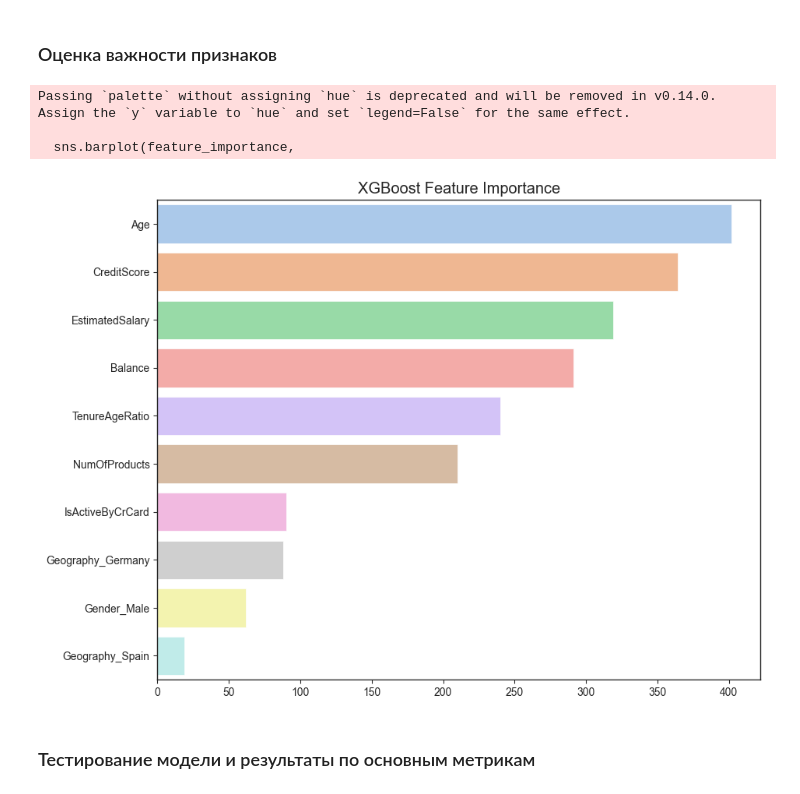
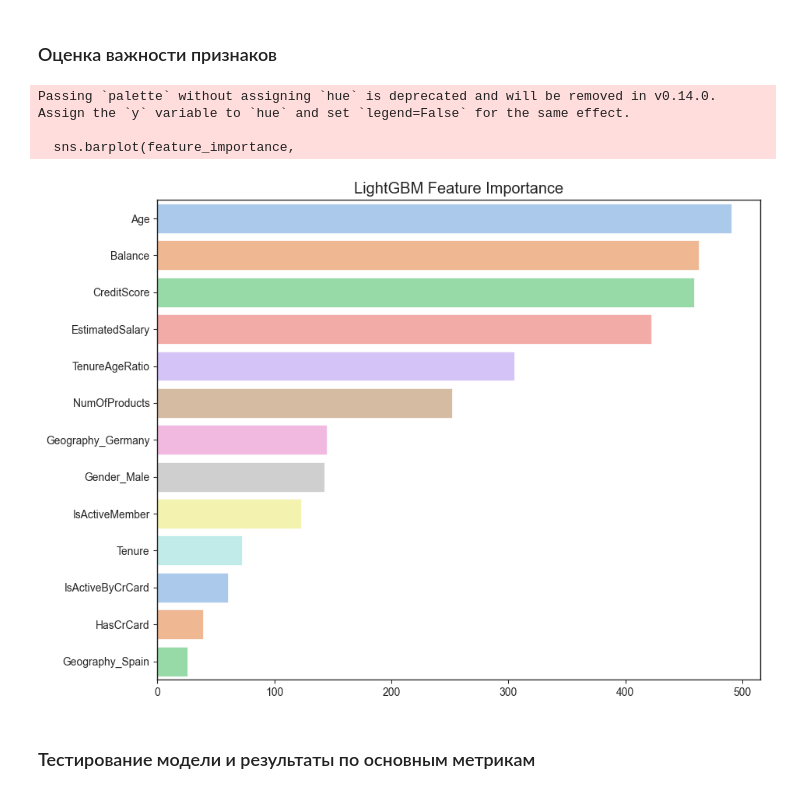
Before and after one commit to yuvscherbatov/Bank-Churn-Classification, a Jupyter notebook: main.ipynb, the cells around one changed output. Drawn from its saved outputs; the diff is of its cells as text; code cells hidden in the pictures.

```diff
--- a/main.ipynb
+++ b/main.ipynb
@@ -40,14 +39,8 @@ train_df.head()
 # %%
 def find_best_parameters(X_train, y_train, model):
 
-    if "XGB" in str(model.__class__):
+    if 'XGB' or 'LGBM' in str(model.__class__):
         parameters = {'iterations' : range(200, 500, 100),
-                      'learning_rate': [0.01, 0.05, 0.1],
-                      'max_depth': range(3, 9, 3),
-                      'reg_lambda': range(1, 7, 2)}
-
-    elif "LGBM" in str(model.__class__):
-        parameters = {'n_estimators' : range(200, 500, 100),
                       'learning_rate': [0.01, 0.05, 0.1],
                       'max_depth': range(3, 9, 3),
                       'reg_lambda': range(1, 7, 2)}
@@ -65,7 +58,7 @@ def find_best_parameters(X_train, y_train, model):
                                   param_grid=parameters,
                                   cv=kf,
                                   scoring='roc_auc',
-                                  n_jobs=2,
+                                  n_jobs=-1,
                                   verbose=0)
 
     grid_search_cv.fit(X_train, y_train, eval_set=[(X_val, y_val)])
@@ -182,20 +174,20 @@ print(f'Общее время, затраченное на кросс-валид
 # %%
 importances = best_lgbm_clf.feature_importances_
 
 feature_importance = pd.Series(importances, index=X_train.columns).sort_values(ascending=False)
 sns.set_style("ticks")
 plt.figure(figsize=(10, 8))
 sns.barplot(feature_importance,
             orient="h",
             palette='pastel')
-plt.title('XGBoost Feature Importance')
+plt.title('LightGBM Feature Importance')
 plt.style.use('ggplot')
 plt.show()
 # %% [output]
 Passing `palette` without assigning `hue` is deprecated and will be removed in v0.14.0. Assign the `y` variable to `hue` and set `legend=False` for the same effect.
 
   sns.barplot(feature_importance,
-[figure, old version]
+[figure, new version]
 # %% [markdown]
 ### Тестирование модели и результаты по основным метрикам
 # %%
```
Also changed, not shown: parts of 16 cells of this notebook, 3 other files.
